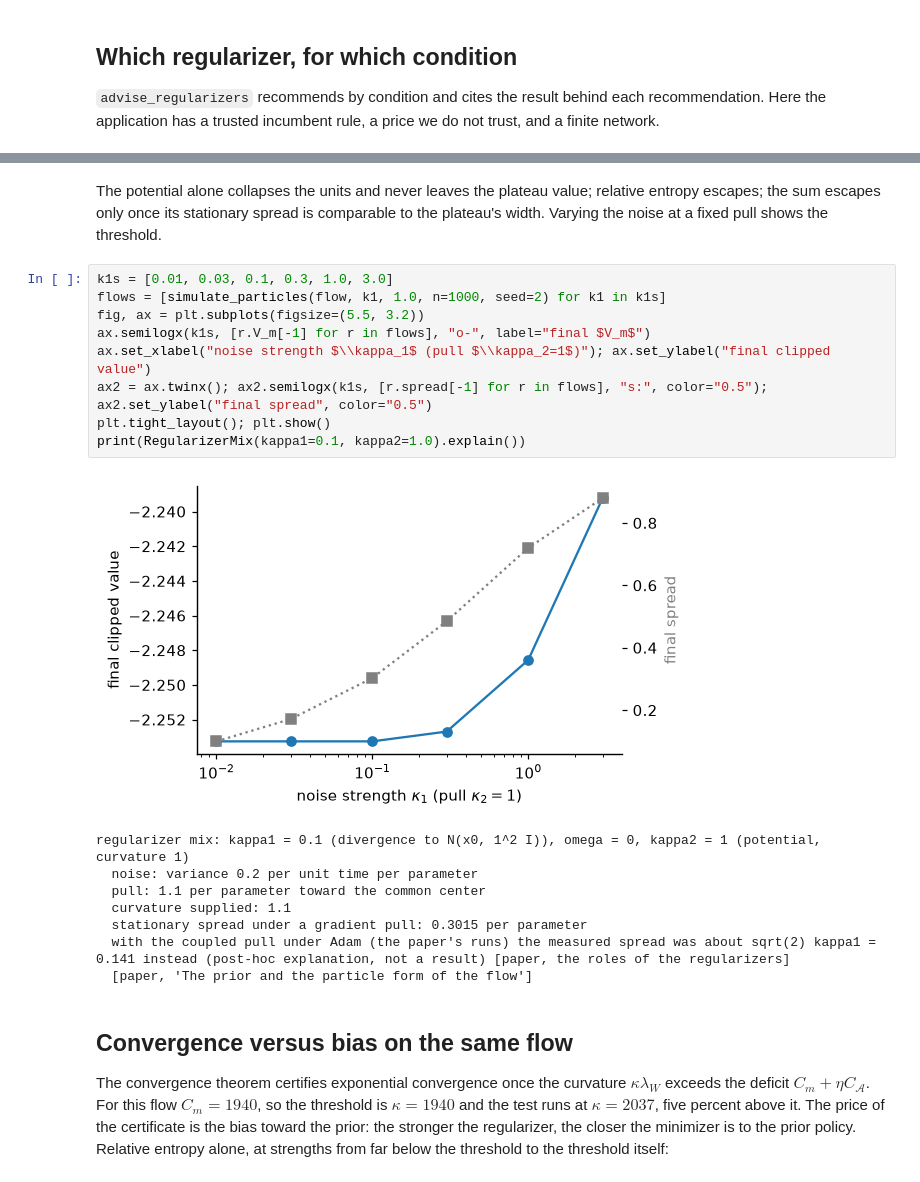
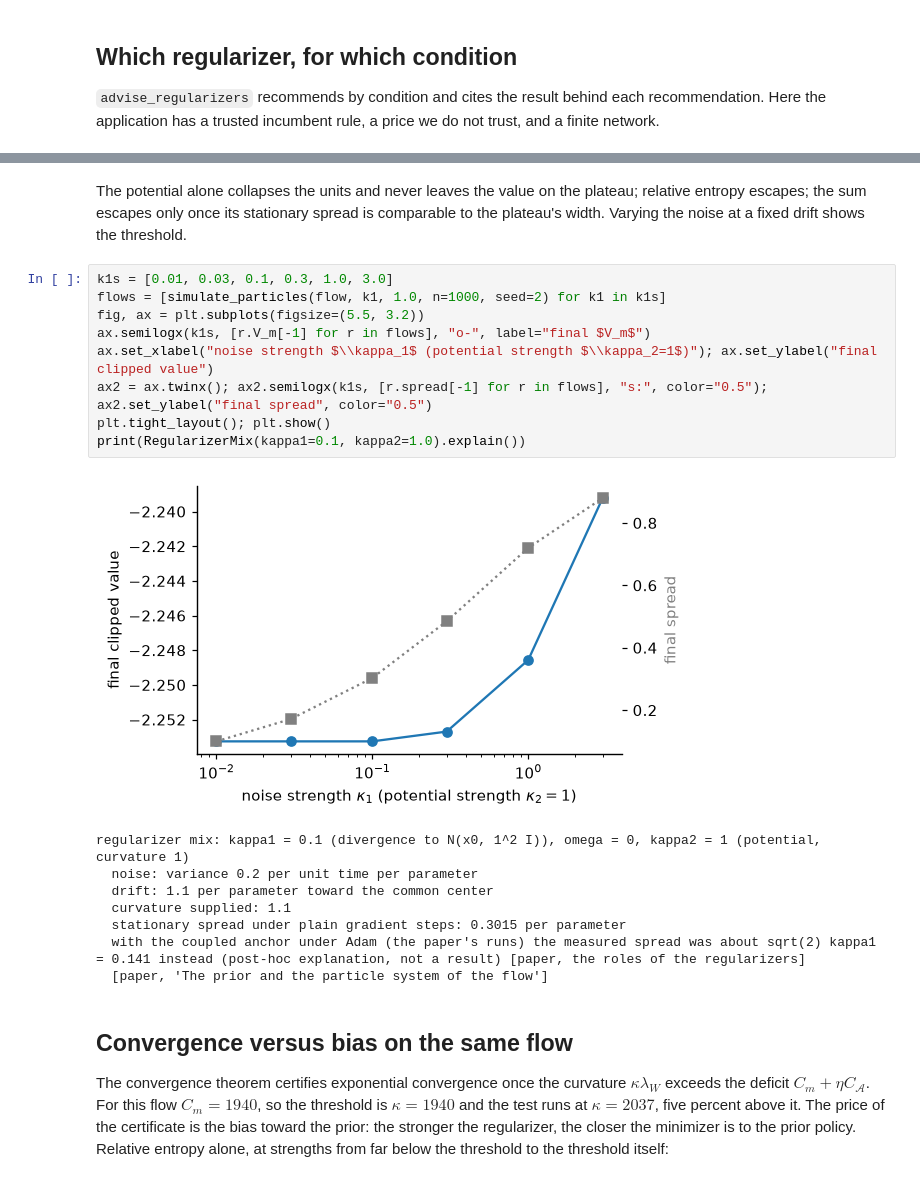
Before and after one commit to pma-papers/barrierpg, a Jupyter notebook: notebooks/under-the-hood/T3_roles_of_the_regularizers.ipynb, the cells around one changed output, grey strips where cells are left out. Cells and saved outputs as stored; diff of their text form.

```diff
--- a/notebooks/under-the-hood/T3_roles_of_the_regularizers.ipynb
+++ b/notebooks/under-the-hood/T3_roles_of_the_regularizers.ipynb
@@ -105,25 +105,25 @@ plateau value: -2.2533
 # %% [markdown]
-The potential alone collapses the units and never leaves the plateau value; relative entropy escapes; the sum
-escapes only once its stationary spread is comparable to the plateau's width. Varying the noise at a fixed pull
+The potential alone collapses the units and never leaves the value on the plateau; relative entropy escapes; the sum
+escapes only once its stationary spread is comparable to the plateau's width. Varying the noise at a fixed drift
 shows the threshold.
 # %%
 k1s = [0.01, 0.03, 0.1, 0.3, 1.0, 3.0]
 flows = [simulate_particles(flow, k1, 1.0, n=1000, seed=2) for k1 in k1s]
 fig, ax = plt.subplots(figsize=(5.5, 3.2))
 ax.semilogx(k1s, [r.V_m[-1] for r in flows], "o-", label="final $V_m$")
-ax.set_xlabel("noise strength $\\kappa_1$ (pull $\\kappa_2=1$)"); ax.set_ylabel("final clipped value")
+ax.set_xlabel("noise strength $\\kappa_1$ (potential strength $\\kappa_2=1$)"); ax.set_ylabel("final clipped value")
 ax2 = ax.twinx(); ax2.semilogx(k1s, [r.spread[-1] for r in flows], "s:", color="0.5"); ax2.set_ylabel("final spread", color="0.5")
 plt.tight_layout(); plt.show()
 print(RegularizerMix(kappa1=0.1, kappa2=1.0).explain())
 # %% [output]
-[figure, old version]
+[figure, new version]
 regularizer mix: kappa1 = 0.1 (divergence to N(x0, 1^2 I)), omega = 0, kappa2 = 1 (potential, curvature 1)
   noise: variance 0.2 per unit time per parameter
-  pull: 1.1 per parameter toward the common center
+  drift: 1.1 per parameter toward the common center
   curvature supplied: 1.1
-  stationary spread under a gradient pull: 0.3015 per parameter
-  with the coupled pull under Adam (the paper's runs) the measured spread was about sqrt(2) kappa1 = 0.141 instead (post-hoc explanation, not a result) [paper, the roles of the regularizers]
-  [paper, 'The prior and the particle form of the flow']
+  stationary spread under plain gradient steps: 0.3015 per parameter
+  with the coupled anchor under Adam (the paper's runs) the measured spread was about sqrt(2) kappa1 = 0.141 instead (post-hoc explanation, not a result) [paper, the roles of the regularizers]
+  [paper, 'The prior and the particle system of the flow']
 # %% [markdown]
 ## Convergence versus bias on the same flow
 
```
Also changed, not shown: parts of 14 cells of this notebook, 7 other files.
